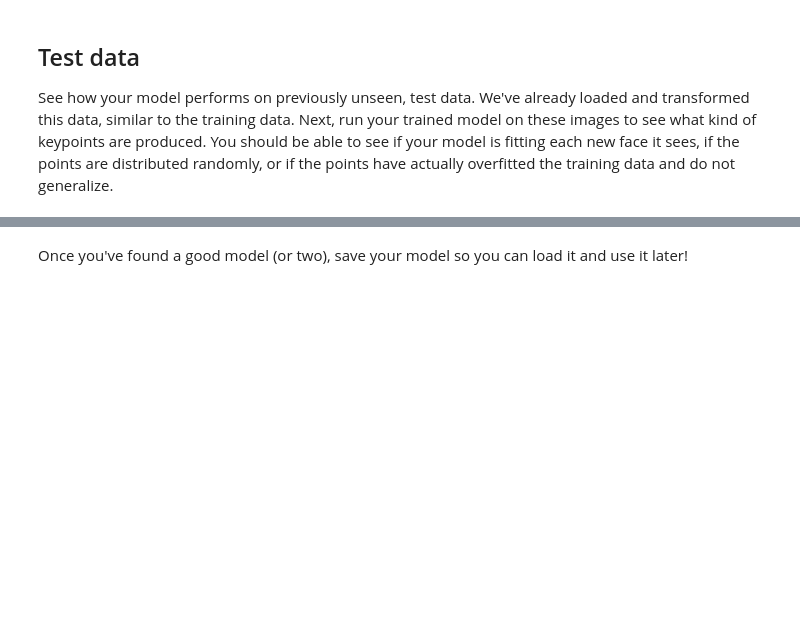
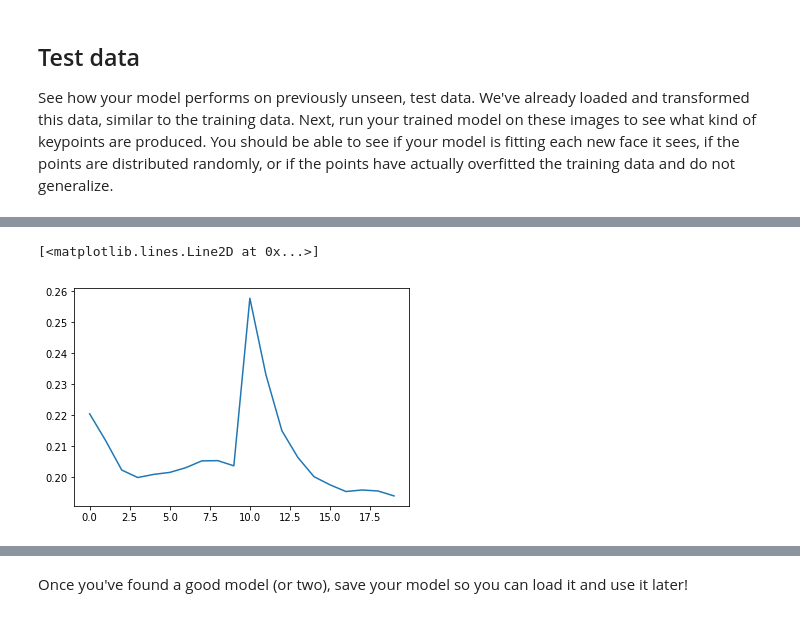
Before and after one commit to mmichal9/Computer_Vision_Nanodegree, a Jupyter notebook: projects/facial_keypoint_detection/2. Define the Network Architecture.ipynb, the cells around one changed output, grey strips where cells are left out. Drawn from its saved outputs; the diff is of its cells as text; code cells hidden in the pictures; blank space fills up the shorter version.

```diff
--- a/projects/facial_keypoint_detection/2. Define the Network Architecture.ipynb
+++ b/projects/facial_keypoint_detection/2. Define the Network Architecture.ipynb
@@ -405,0 +442,8 @@ Epoch: 22,       Batch: 96,      Loss BAvg: 0.146897,    Time: 11.992
+# %%
+config = {"epochs": 2,
+          "save_every": 1,
+          "model_save_path": "",
+          "model_name": "SinmpleModel"}
+
+t = Trainer(net, optimizer, criterion, train_loader, config)
+data = t.train()
@@ -417,3 +475,12 @@ print(gt_pts.size())
+# %%
+a = data["batch_loss"]
+# %%
+import matplotlib.pyplot as plt
+
+plt.plot(a)
+# %% [output]
+[<matplotlib.lines.Line2D at 0x...>]
+[figure, added]
 # %%
 # Copy data to CPU for visualisation if GPU was used:
 if dtype == torch.cuda.FloatTensor:
```
Also changed, not shown: parts of 14 cells of this notebook, 3 other files.
